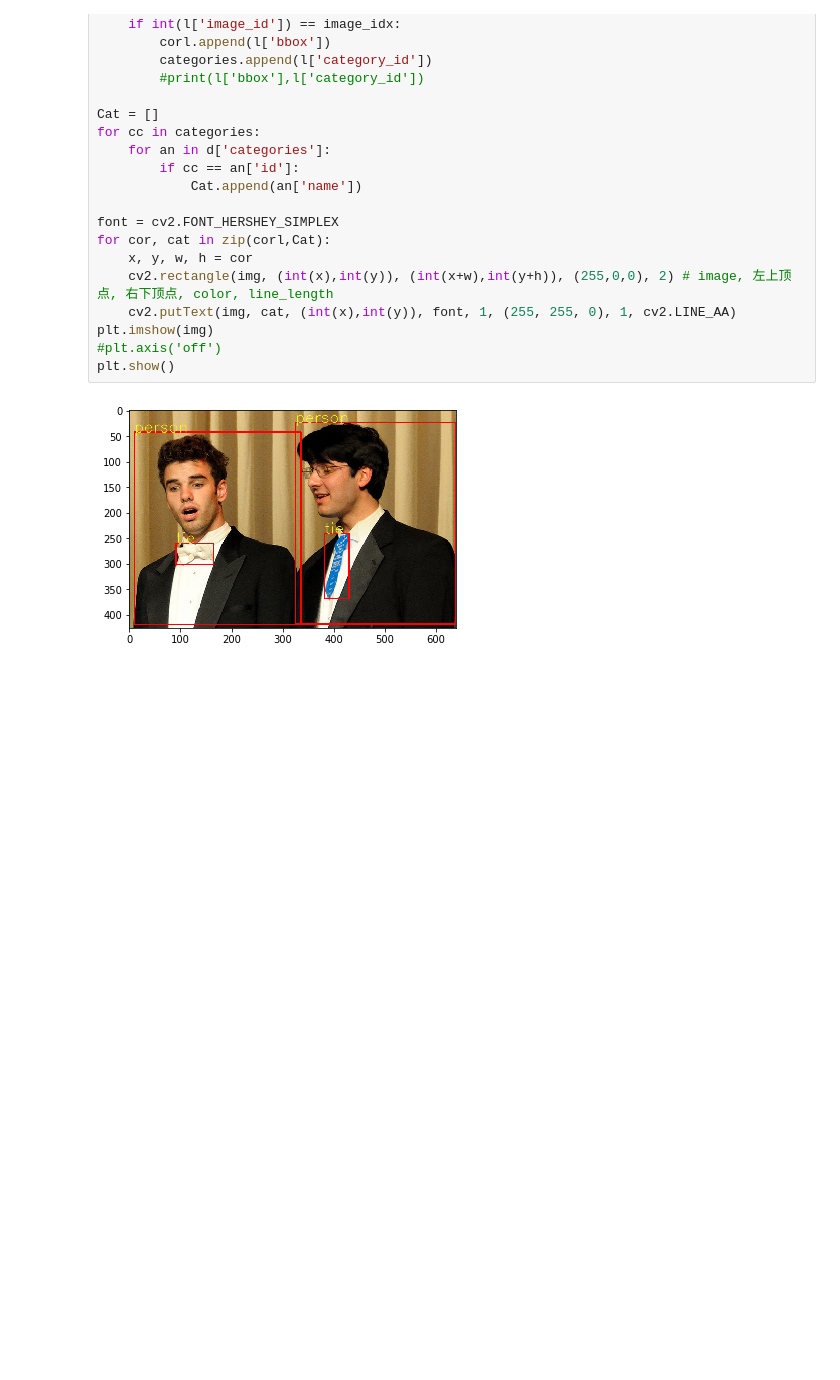
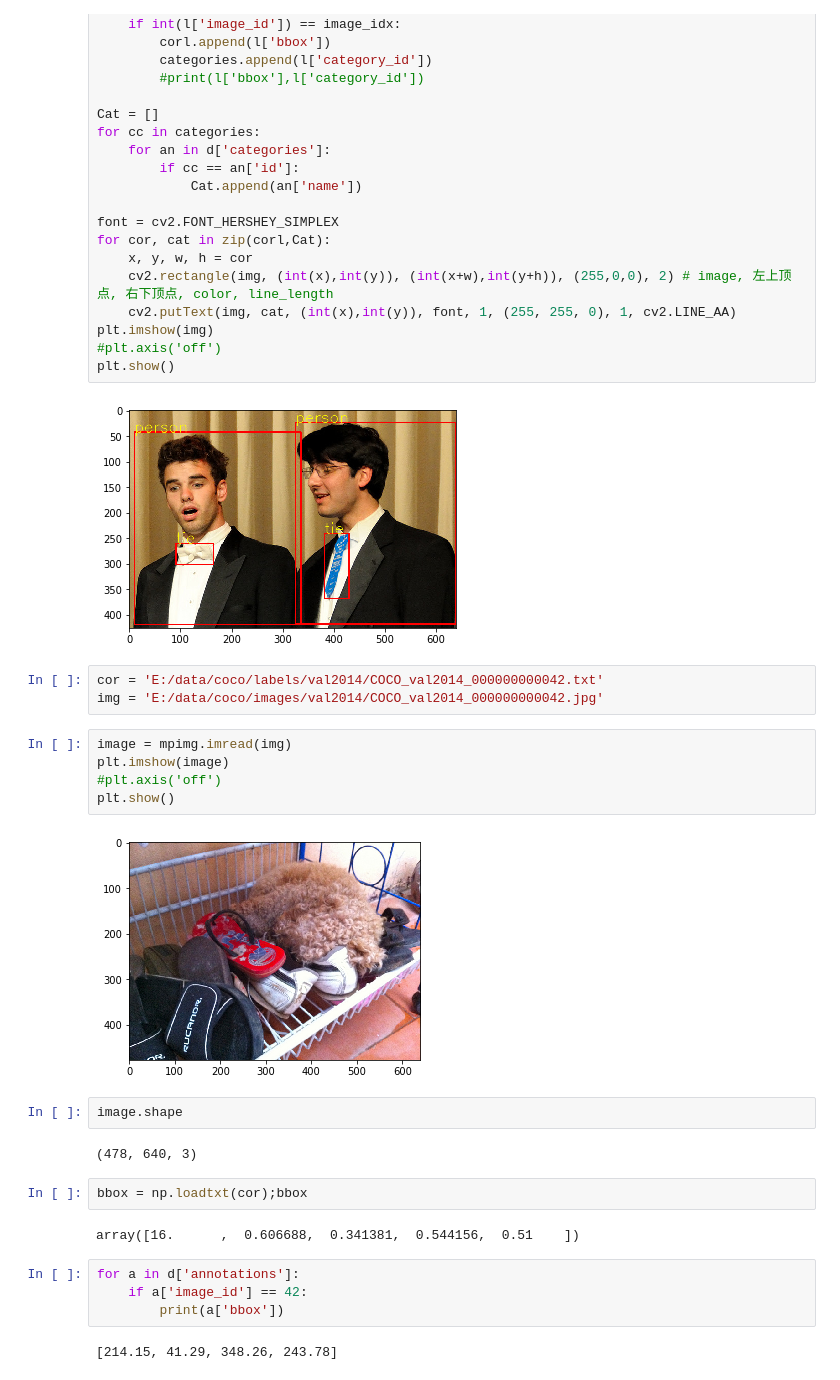
Before and after one commit to hktxt/YOLOv3, a Jupyter notebook: Dev/01_COCODataset.ipynb, the cells around one changed output. Saved outputs shown, nothing was run; the diff lists cells and outputs as text; blank space fills up the shorter version.

```diff
--- a/Dev/01_COCODataset.ipynb
+++ b/Dev/01_COCODataset.ipynb
@@ -316,3 +316,27 @@ plt.imshow(img)
 plt.show()
 # %% [output]
 [figure]
+# %%
+cor = 'E:/data/coco/labels/val2014/COCO_val2014_000000000042.txt'
+img = 'E:/data/coco/images/val2014/COCO_val2014_000000000042.jpg'
+# %%
+image = mpimg.imread(img)
+plt.imshow(image)
+#plt.axis('off')
+plt.show()
+# %% [output]
+[figure, added]
+# %%
+image.shape
+# %% [output]
+(478, 640, 3)
+# %%
+bbox = np.loadtxt(cor);bbox
+# %% [output]
+array([16.      ,  0.606688,  0.341381,  0.544156,  0.51    ])
+# %%
+for a in d['annotations']:
+    if a['image_id'] == 42:
+        print(a['bbox'])
+# %% [output]
+[214.15, 41.29, 348.26, 243.78]
```
Also changed, not shown: parts of 6 cells of this notebook, 2 other files.
